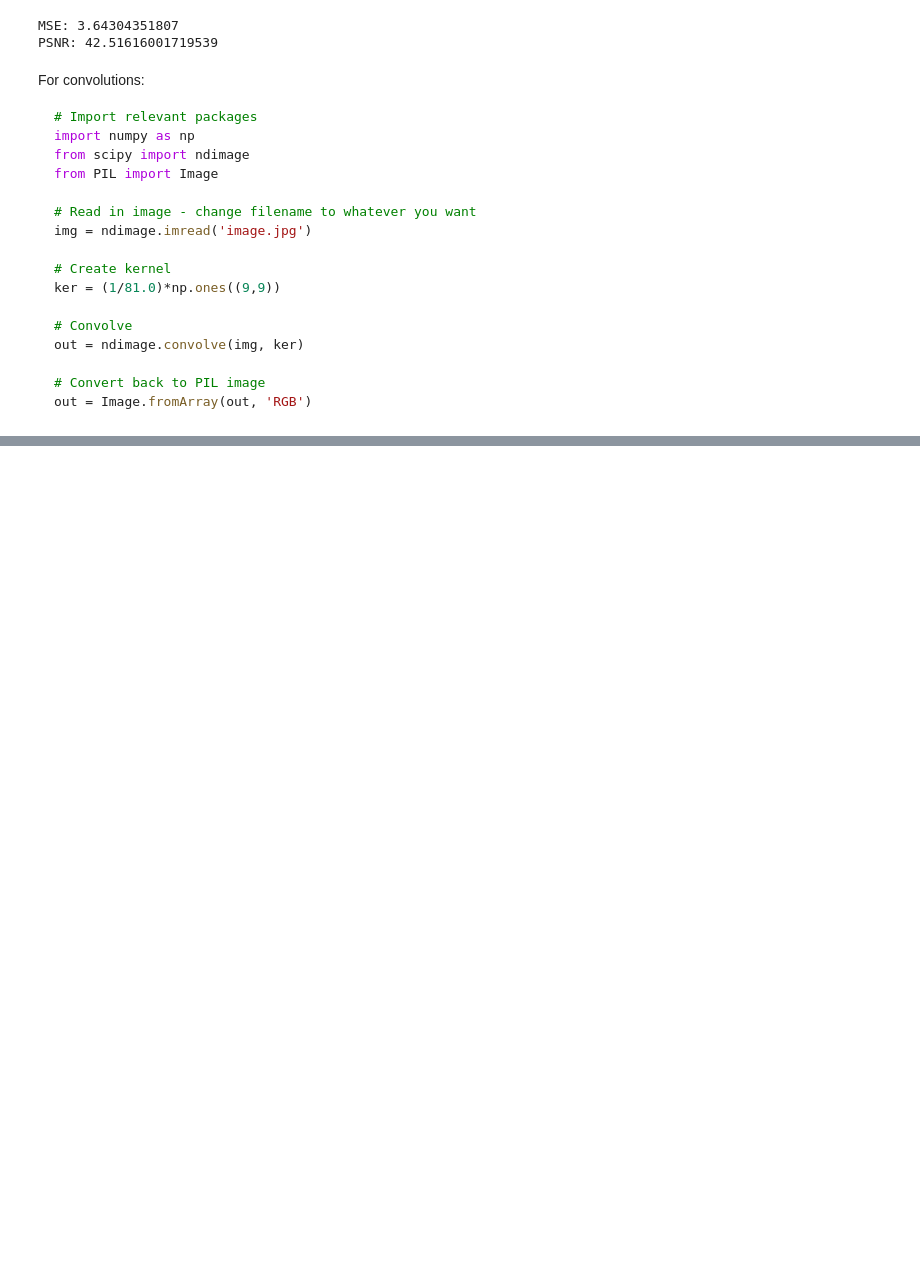
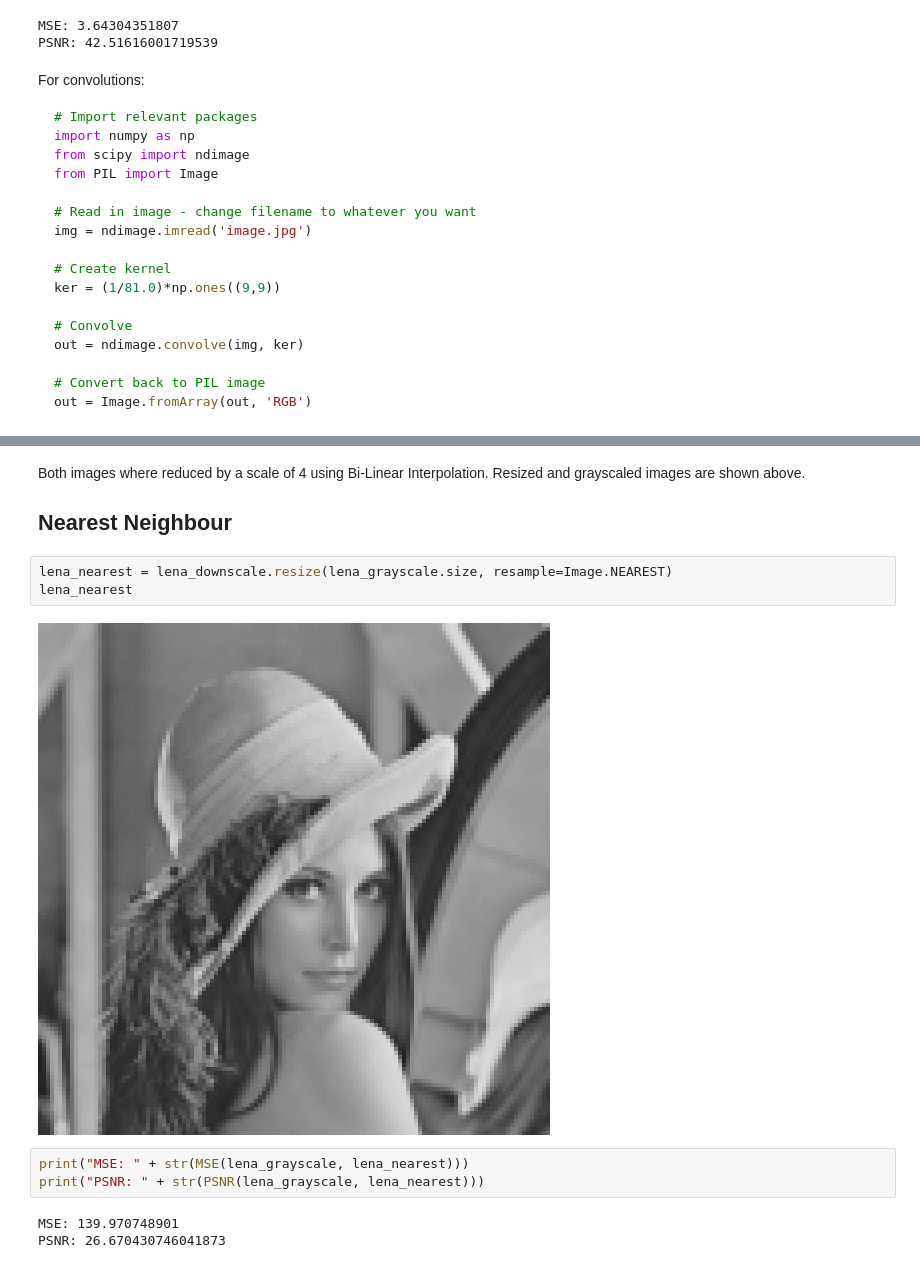
Before and after one commit to Erik-J-D/SYDE575-lab, a Jupyter notebook: LAB_1/Lab 1.ipynb, the cells around one changed output, grey strips where cells are left out. Cells and saved outputs as stored; diff of their text form; blank space fills up the shorter version.

```diff
--- a/LAB_1/Lab 1.ipynb
+++ b/LAB_1/Lab 1.ipynb
@@ -64,0 +81,15 @@ out = Image.fromArray(out, 'RGB')
+# %% [markdown]
+Both images where reduced by a scale of 4 using Bi-Linear Interpolation. Resized and grayscaled images are shown above.
+
+## Nearest Neighbour
+# %%
+lena_nearest = lena_downscale.resize(lena_grayscale.size, resample=Image.NEAREST)
+lena_nearest
+# %% [output]
+[figure, added]
+# %%
+print("MSE: " + str(MSE(lena_grayscale, lena_nearest)))
+print("PSNR: " + str(PSNR(lena_grayscale, lena_nearest)))
+# %% [output]
+MSE: 139.970748901
+PSNR: 26.670430746041873
```
Also changed, not shown: parts of 16 cells of this notebook.
